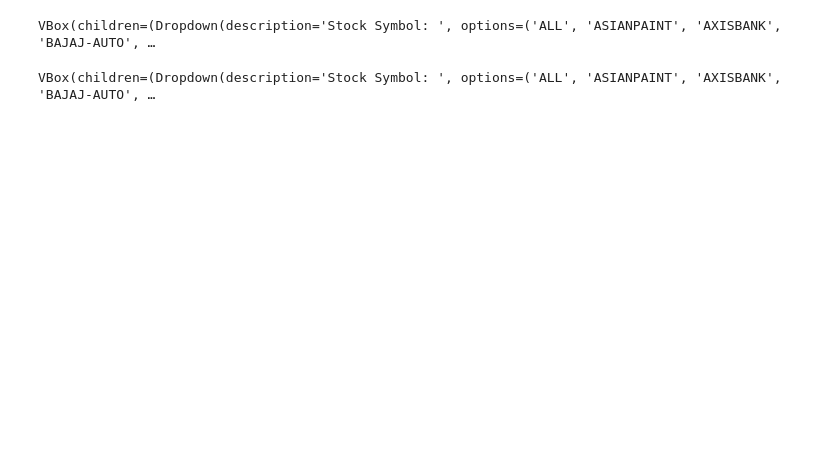
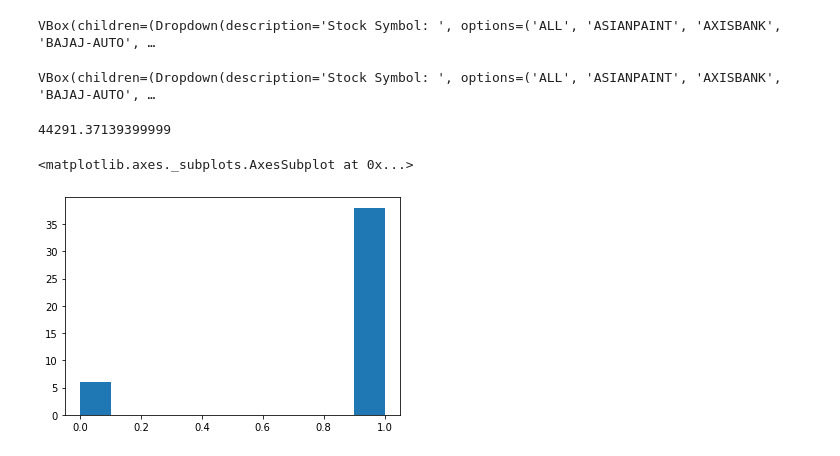
Before and after one commit to nageen20/stock_markets, a Jupyter notebook: 2. Moving Averages.ipynb, the cells around one changed output. Cells and saved outputs as stored; diff of their text form; code cells hidden in the pictures; blank space fills up the shorter version.

Commit message:
Added cumulative wealth and plot

```diff
--- a/2. Moving Averages.ipynb
+++ b/2. Moving Averages.ipynb
@@ -146,3 +146,15 @@ dropdown.observe(update_fig, names='value')
 display(w.VBox([dropdown, fig]))
 # %% [output]
 VBox(children=(Dropdown(description='Stock Symbol: ', options=('ALL', 'ASIANPAINT', 'AXISBANK', 'BAJAJ-AUTO', …
+# %%
+final_standings = df_stock_data.groupby('stock_symbol').tail(2).groupby('stock_symbol')['stock_symbol','wealth'].head(1)
+final_standings['PL'] = final_standings['wealth'].apply(lambda x: 1 if x > 0 else 0)
+# %%
+final_standings['wealth'].sum()
+# %% [output]
+44291.37139399999
+# %%
+final_standings['PL'].hist(grid=False)
+# %% [output]
+<matplotlib.axes._subplots.AxesSubplot at 0x...>
+[figure, added]
```
Also changed, not shown: 1 other file.
